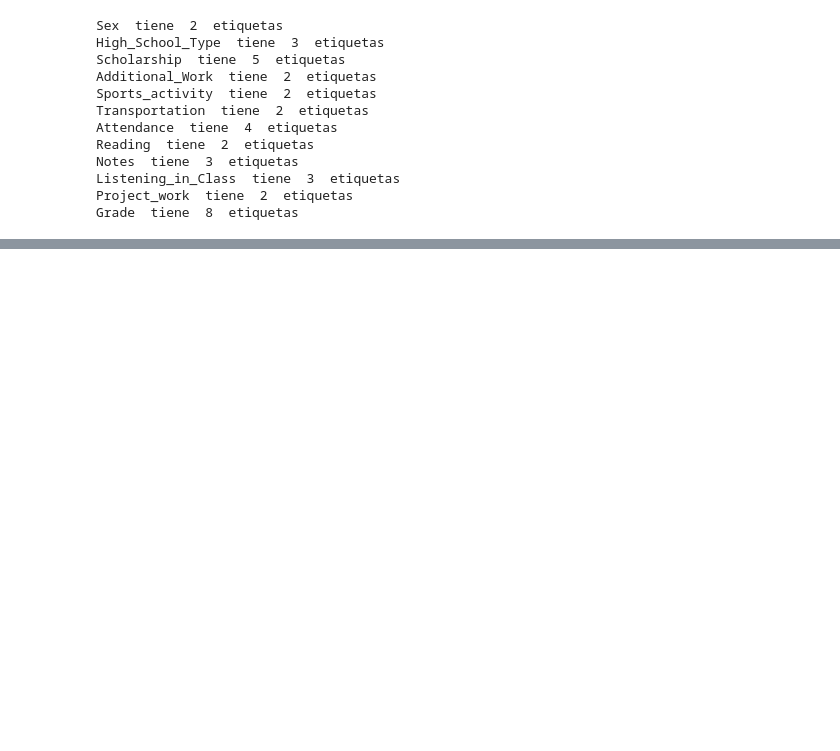
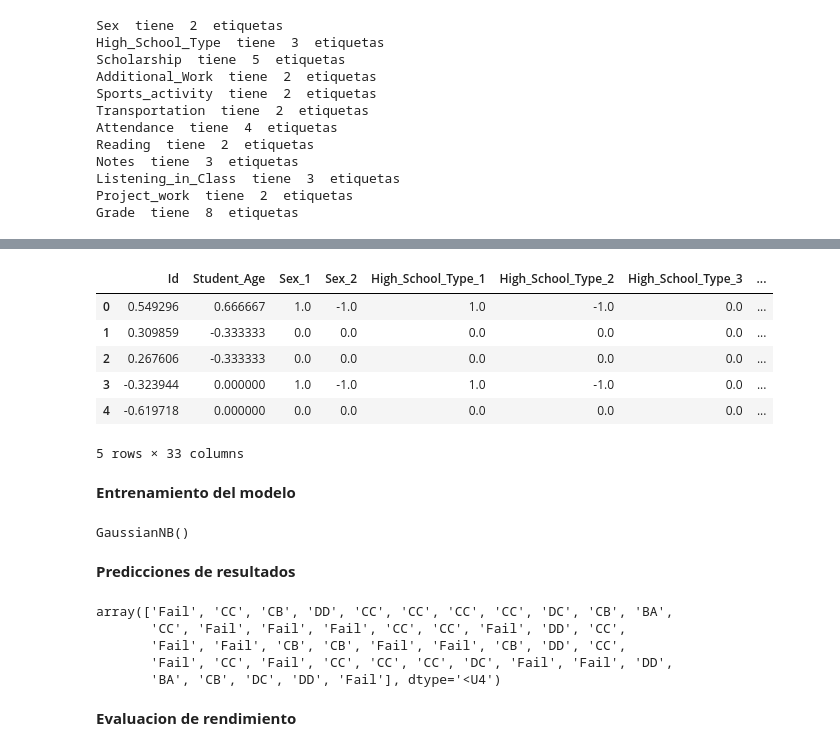
Before and after one commit to mariaRam2003/hdt5_MineriaDeDatos, a Jupyter notebook: HojaDeTrabajo5 copy.ipynb, the cells around one changed output, grey strips where cells are left out. Drawn from its saved outputs; the diff is of its cells as text; code cells hidden in the pictures; blank space fills up the shorter version.

```diff
--- a/HojaDeTrabajo5 copy.ipynb
+++ b/HojaDeTrabajo5 copy.ipynb
@@ -246,0 +324,47 @@ Grade  tiene  8  etiquetas
+# %%
+cols = X_train.columns
+# %%
+scaler = RobustScaler()
+
+X_train = scaler.fit_transform(X_train)
+
+X_test = scaler.transform(X_test)
+#La diferencia es que fit_transform ajusta los parametros en base al set de entrenamiento
+#Mientras en trasnform utiliza esos mismos parametros para escalar
+# %%
+# X_train es un arreglo de numpy, lo queremos volver un dataframe de pandas.
+# Lo mismo para X_test
+
+X_train = pd.DataFrame(X_train, columns=[cols])
+X_test = pd.DataFrame(X_test, columns=[cols])
+# %%
+X_train.head()
+# %% [output]
+|  | Id | Student_Age | Sex_1 | Sex_2 | High_School_Type_1 | High_School_Type_2 | High_School_Type_3 | ... |
+| 0 | 0.549296 | 0.666667 | 1.0 | -1.0 | 1.0 | -1.0 | 0.0 | ... |
+| 1 | 0.309859 | -0.333333 | 0.0 | 0.0 | 0.0 | 0.0 | 0.0 | ... |
+| 2 | 0.267606 | -0.333333 | 0.0 | 0.0 | 0.0 | 0.0 | 0.0 | ... |
+| 3 | -0.323944 | 0.000000 | 1.0 | -1.0 | 1.0 | -1.0 | 0.0 | ... |
+| 4 | -0.619718 | 0.000000 | 0.0 | 0.0 | 0.0 | 0.0 | 0.0 | ... |
+5 rows × 33 columns
+# %% [markdown]
+**Entrenamiento del modelo**
+# %%
+gnb = GaussianNB()
+
+gnb.fit(X_train, y_train)
+# %% [output]
+GaussianNB()
+# %% [markdown]
+**Predicciones de resultados**
+# %%
+y_pred = gnb.predict(X_test)
+y_pred
+# %% [output]
+array(['Fail', 'CC', 'CB', 'DD', 'CC', 'CC', 'CC', 'CC', 'DC', 'CB', 'BA',
+       'CC', 'Fail', 'Fail', 'Fail', 'CC', 'CC', 'Fail', 'DD', 'CC',
+       'Fail', 'Fail', 'CB', 'CB', 'Fail', 'Fail', 'CB', 'DD', 'CC',
+       'Fail', 'CC', 'Fail', 'CC', 'CC', 'CC', 'DC', 'Fail', 'Fail', 'DD',
+       'BA', 'CB', 'DC', 'DD', 'Fail'], dtype='<U4')
+# %% [markdown]
+**Evaluacion de rendimiento**
```
Also changed, not shown: parts of 28 cells of this notebook.
